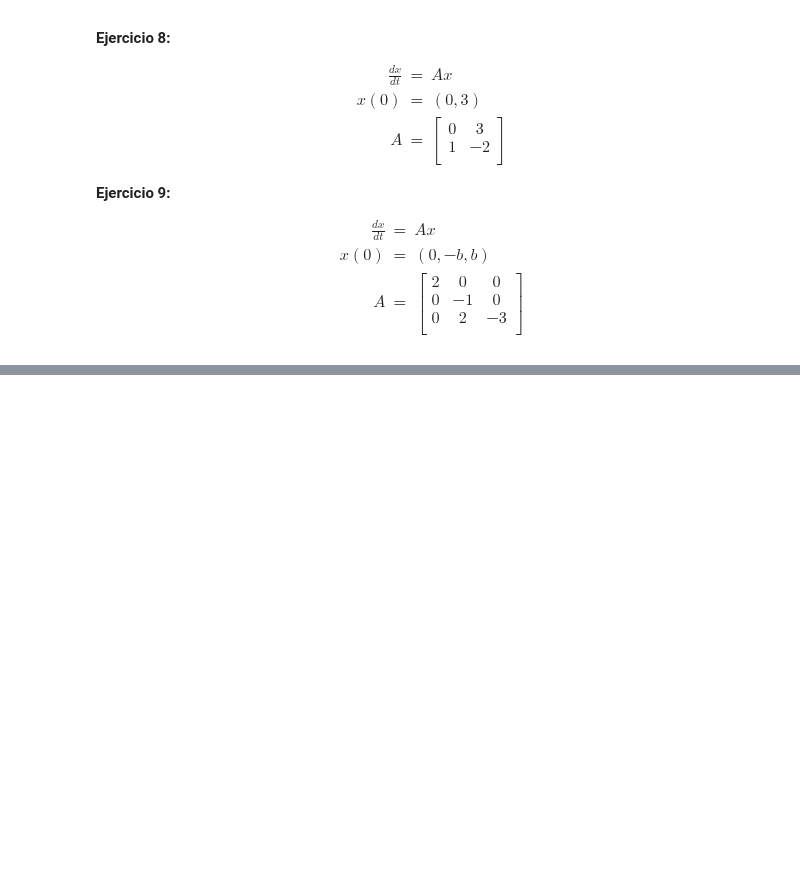
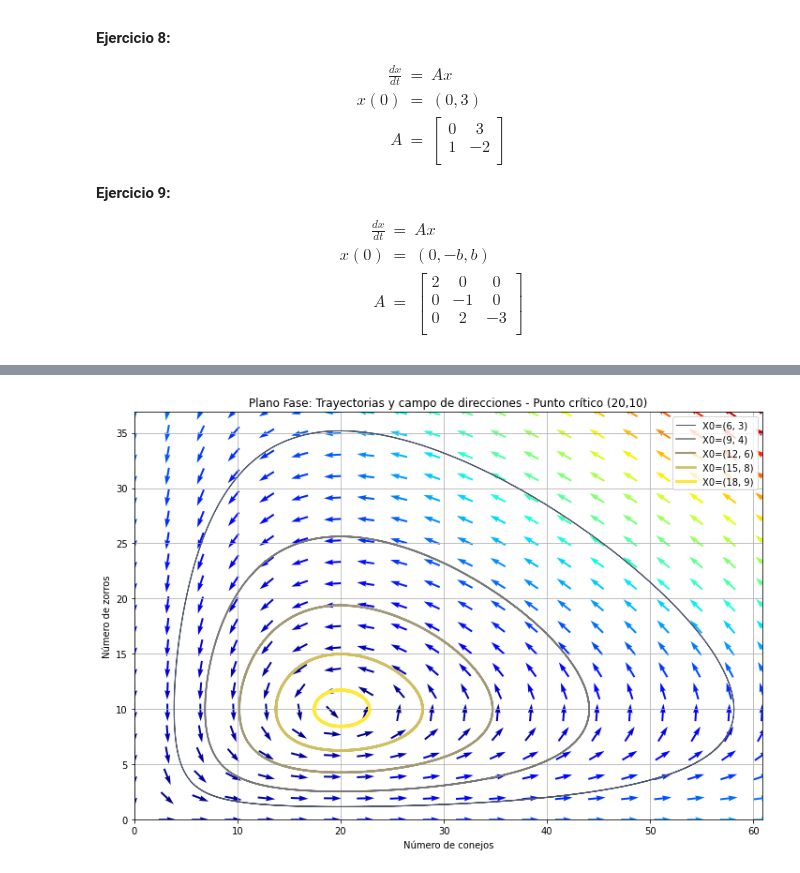
Before and after one commit to carloslizarragac/FisicaComputacional1, a Jupyter notebook: Actividad9.ipynb, the cells around one changed output, grey strips where cells are left out. Drawn from its saved outputs; the diff is of its cells as text; code cells hidden in the pictures; blank space fills up the shorter version.

```diff
--- a/Actividad9.ipynb
+++ b/Actividad9.ipynb
@@ -318,0 +506,46 @@ A & = & \begin{bmatrix}
+# %%
+# Graficamos la familia de soluciones en el espacio fase para distintas condiciones iniciales
+
+values  = np.linspace(0.3, 0.9, 5)                         # posición de X0 entre X_f0 y X_f1
+vcolors = plt.cm.cividis(np.linspace(0.3, 1., len(values)))  # colores para cada trayectoria
+
+plt.figure(figsize=(12, 8));
+
+#-------------------------------------------------------
+# grafica las trayectorias
+for v, col in zip(values, vcolors):
+    X0 = v * X_f1                               # punto inicial
+    X = integrate.odeint( dX_dt, X0, t)         # Integración para cada condición inicial
+    plt.plot( X[:,0], X[:,1], lw=3.5*v, color=col, label='X0=(%.f, %.f)' % ( X0[0], X0[1]) )
+
+#-------------------------------------------------------
+# define una malla y calcula la pendiente (dirección) en cada punto
+ymax = plt.ylim(ymin=0)[1]                        # get axis limits
+xmax = plt.xlim(xmin=0)[1]
+nb_points   = 20
+
+x = np.linspace(0, xmax, nb_points)
+y = np.linspace(0, ymax, nb_points)
+
+X1 , Y1  = np.meshgrid(x, y)                       # crea la malla
+DX1, DY1 = dX_dt([X1, Y1])                      # calcula la tasa de crecimiento
+M = (np.hypot(DX1, DY1))                           # distancia euclideana
+M[ M == 0] = 1.                                 # Evita divisiones entre 0
+DX1 /= M                                        # Normaliza el tamaño de cada flecha
+DY1 /= M
+
+#-------------------------------------------------------
+# Dibujar los campos de direcciones usando la función quiver de Matplotlib
+# EL color de las flechas indica la rapidez de crecimiento
+
+plt.title('Plano Fase: Trayectorias y campo de direcciones - Punto crítico (20,10)')
+Q = plt.quiver(X1, Y1, DX1, DY1, M, pivot='mid', cmap=p.cm.jet)
+plt.xlabel('Número de conejos')
+plt.ylabel('Número de zorros')
+plt.legend(loc='best')
+plt.grid()
+plt.xlim(0, xmax)
+plt.ylim(0, ymax)
+plt.show()
+# %% [output]
+[figure, added]
```
Also changed, not shown: parts of 14 cells of this notebook.
